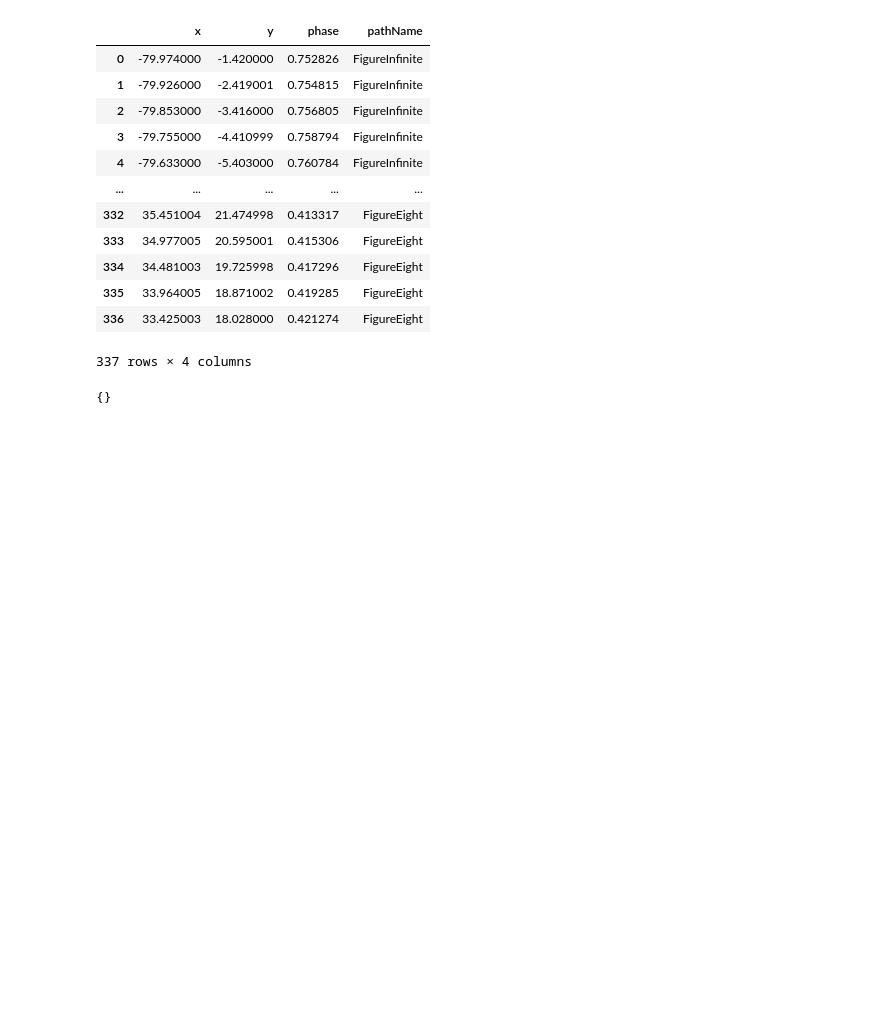
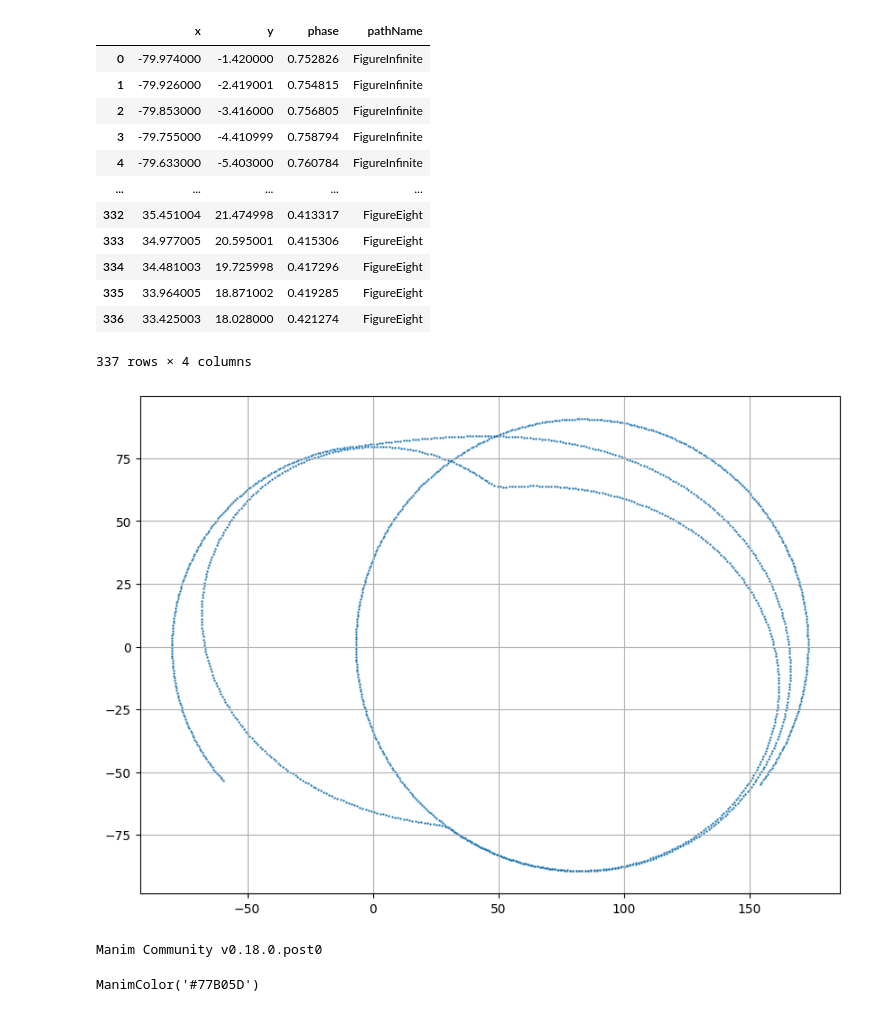
Before and after one commit to hemisemidemipresent/ace, a Jupyter notebook: data.ipynb, the cells around one changed output. Cells and saved outputs as stored; diff of their text form; code cells hidden in the pictures; blank space fills up the shorter version.

```diff
--- a/data.ipynb
+++ b/data.ipynb
@@ -352,5 +346,13 @@ del events[0]
+# %%
+cp = pd.read_csv('cp.csv')
+display([cp])
+# %% [output]
+[figure, added]
 # %%
 from manim import *
-DEGREES
 # %% [output]
-{}
+Manim Community v0.18.0.post0
+# %%
+GREEN_D
+# %% [output]
+ManimColor('#77B05D')
```
Also changed, not shown: parts of 2 cells of this notebook, 1 other file.
